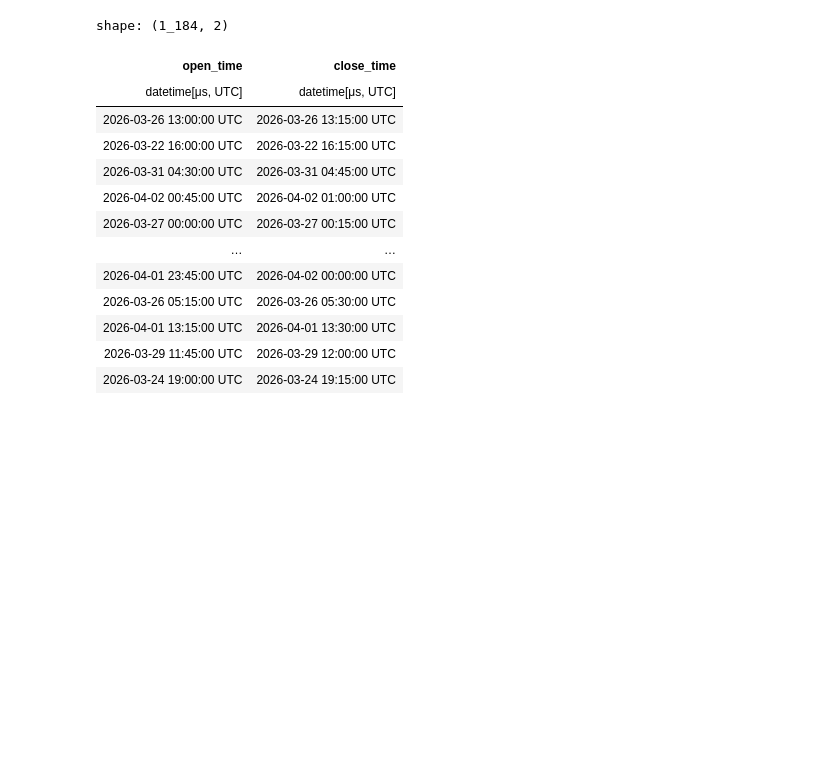
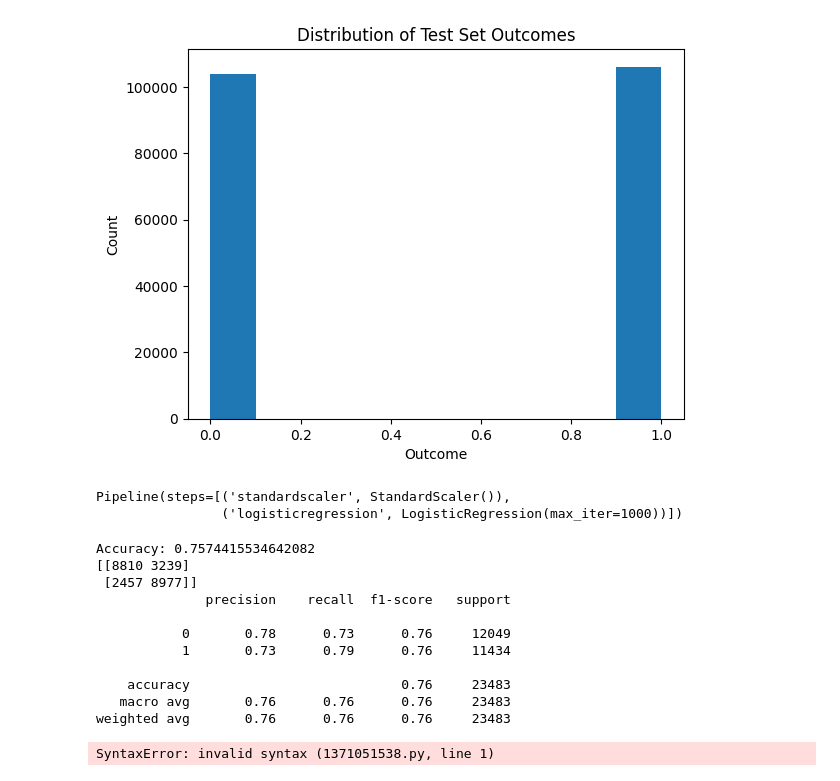
Before and after one commit to erxcshi/crypto_pred_market, a Jupyter notebook: models/log_reg.ipynb, the cells around one changed output. Saved outputs shown, nothing was run; the diff lists cells and outputs as text; code cells hidden in the pictures; blank space fills up the shorter version.

```diff
--- a/models/log_reg.ipynb
+++ b/models/log_reg.ipynb
@@ -35,19 +69,39 @@ test_event_ids = event_ids[round(n*len(event_ids)):]
+# %%
+import matplotlib.pyplot as plt
+plt.hist(y_train)
+plt.xlabel('Outcome')
+plt.ylabel('Count')
+plt.title('Distribution of Test Set Outcomes')
+plt.show()
+# %% [output]
+[figure, added]
+# %%
+log_reg = make_pipeline(StandardScaler(), LogisticRegression(max_iter=1000))
+log_reg.fit(X_train.to_numpy(), y_train.to_numpy().ravel())
+# %% [output]
+Pipeline(steps=[('standardscaler', StandardScaler()),
+                ('logisticregression', LogisticRegression(max_iter=1000))])
 # %%
-train_df = df.join(train_event_ids, on = event_col_ids)
+log_reg.score(X_test.to_numpy(), y_test.to_numpy().ravel())
+y_pred = log_reg.predict(X_test.to_numpy())
+print("Accuracy:", accuracy_score(y_test.to_numpy().ravel(), y_pred))
+print(confusion_matrix(y_test.to_numpy().ravel(), y_pred))
+print(classification_report(y_test.to_numpy().ravel(), y_pred))
 # %% [output]
-shape: (1_184, 2)
+Accuracy: 0.7574415534642082
+[[8810 3239]
+ [2457 8977]]
+              precision    recall  f1-score   support
+
+           0       0.78      0.73      0.76     12049
+           1       0.73      0.79      0.76     11434
+
+    accuracy                           0.76     23483
+   macro avg       0.76      0.76      0.76     23483
+weighted avg       0.76      0.76      0.76     23483
-| open_time | close_time |
-| datetime[μs, UTC] | datetime[μs, UTC] |
-| 2026-03-26 13:00:00 UTC | 2026-03-26 13:15:00 UTC |
-| 2026-03-22 16:00:00 UTC | 2026-03-22 16:15:00 UTC |
-| 2026-03-31 04:30:00 UTC | 2026-03-31 04:45:00 UTC |
-| 2026-04-02 00:45:00 UTC | 2026-04-02 01:00:00 UTC |
-| 2026-03-27 00:00:00 UTC | 2026-03-27 00:15:00 UTC |
-| … | … |
-| 2026-04-01 23:45:00 UTC | 2026-04-02 00:00:00 UTC |
-| 2026-03-26 05:15:00 UTC | 2026-03-26 05:30:00 UTC |
-| 2026-04-01 13:15:00 UTC | 2026-04-01 13:30:00 UTC |
-| 2026-03-29 11:45:00 UTC | 2026-03-29 12:00:00 UTC |
-| 2026-03-24 19:00:00 UTC | 2026-03-24 19:15:00 UTC |
 # %%
-X_train
+- we need to bucket accordingly. predictions made at the start is definitelyl going to be wrong
+- predictions made closer to the time of expiration? how does this perform??
+- lets also look at the difference between the kalshi mid price and our predicted probabilities.
+# %% [output]
+SyntaxError: invalid syntax (1371051538.py, line 1)
```
Also changed, not shown: parts of 6 cells of this notebook, 2 other files.
